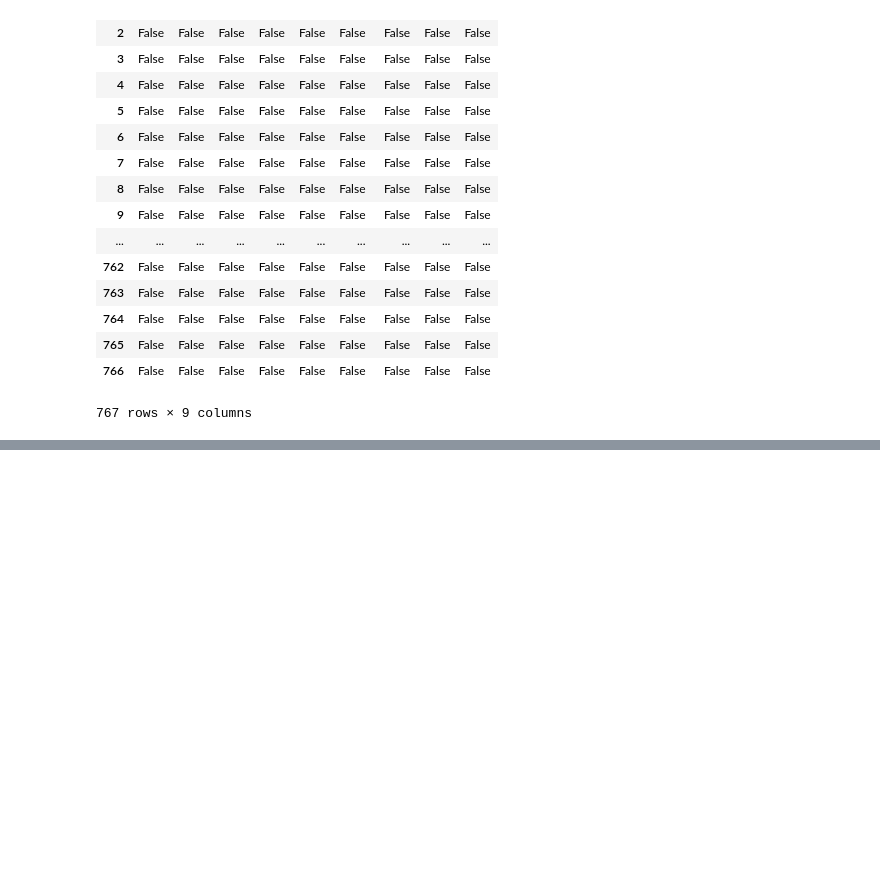
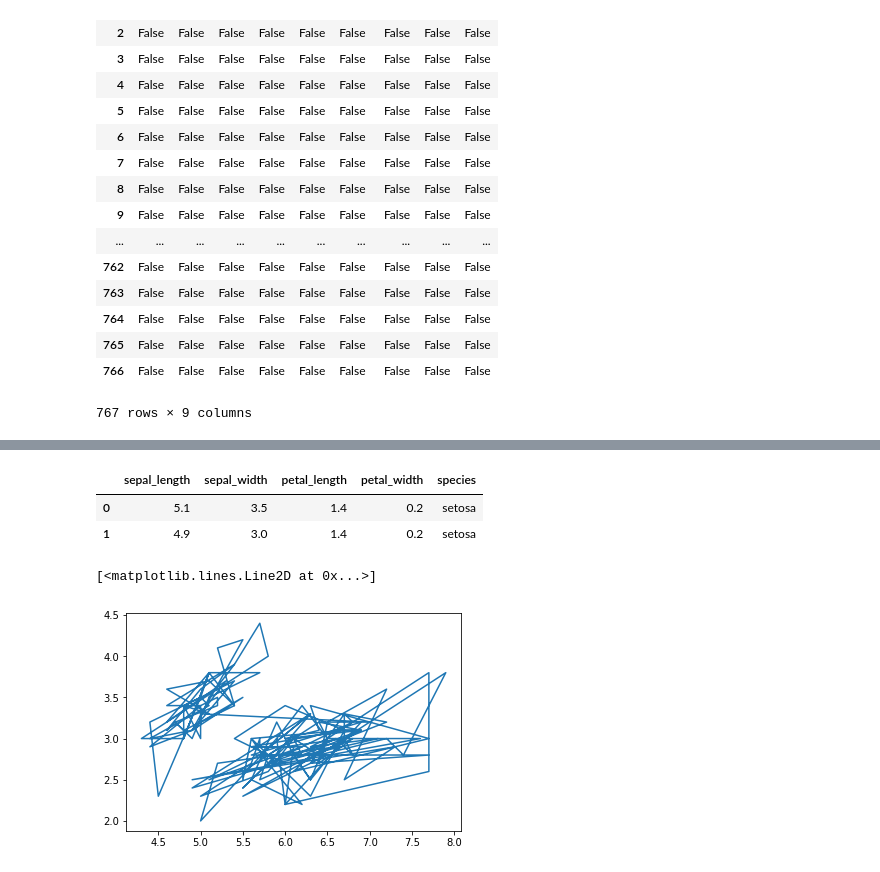
Before and after one commit to AKHIL-9513/AKHIL, a Jupyter notebook: ASSIGNMENT_24062019.ipynb, the cells around one changed output, grey strips where cells are left out. Cells and saved outputs as stored; diff of their text form; code cells hidden in the pictures; blank space fills up the shorter version.

```diff
--- a/ASSIGNMENT_24062019.ipynb
+++ b/ASSIGNMENT_24062019.ipynb
@@ -198,5 +198,4 @@ pd.isnull(df2)
 # %%
 import pandas as pd
 # %%
-
-data = pd.read_csv("dmarks.csv")
+dataset=pd.read_csv("iris.csv")
@@ -216,0 +293,15 @@ data
+# %%
+dataset.head(2)
+# %% [output]
+|  | sepal_length | sepal_width | petal_length | petal_width | species |
+| 0 | 5.1 | 3.5 | 1.4 | 0.2 | setosa |
+| 1 | 4.9 | 3.0 | 1.4 | 0.2 | setosa |
+# %%
+x =dataset["sepal_length"]
+# %%
+y=dataset['sepal_width']
+# %%
+plt.plot(x,y)
+# %% [output]
+[<matplotlib.lines.Line2D at 0x...>]
+[figure, added]
```
Also changed, not shown: parts of 13 cells of this notebook, 2 other files.
